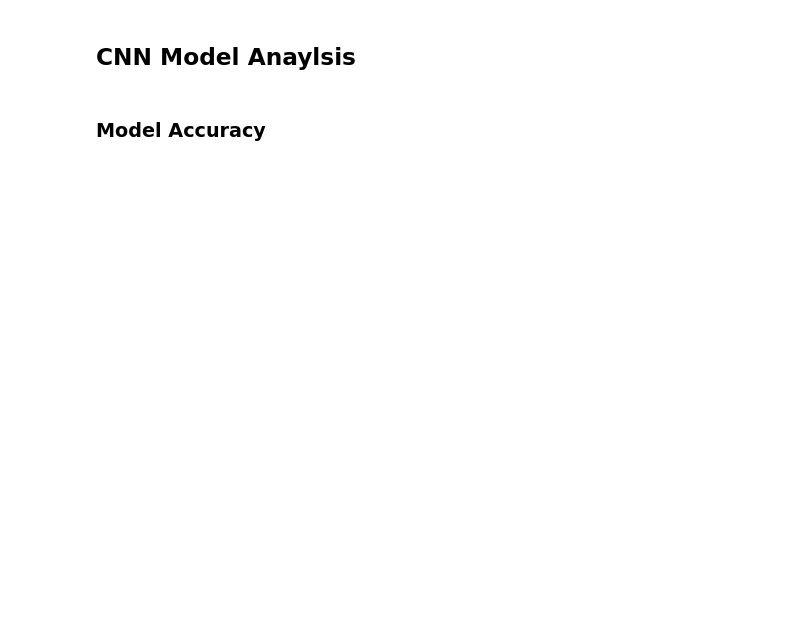
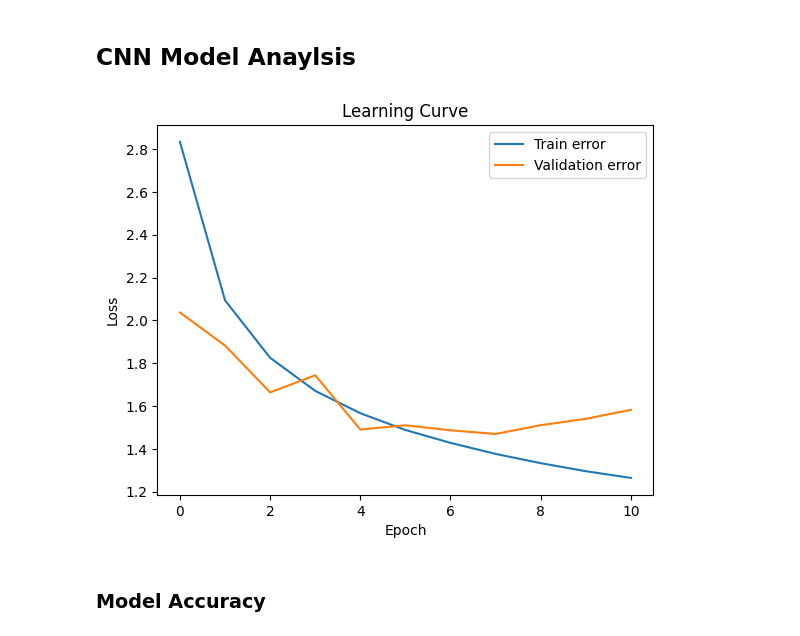
Before and after one commit to AlvajoyAsante/QuickDraw_CNN_SVM, a Jupyter notebook: cnn_training_analysis.ipynb, the cells around one changed output. Cells and saved outputs as stored; diff of their text form; code cells hidden in the pictures; blank space fills up the shorter version.

Commit message:
Update: Bought More Memory, and Increase Epoch and saw improvement.

```diff
--- a/cnn_training_analysis.ipynb
+++ b/cnn_training_analysis.ipynb
@@ -143,28 +145,32 @@ val_ds = image_dataset_from_directory(
     batch_size=BATCH_SIZE
 )
 
-# creating a squential dataset
+
+global model
+
+# creating a squential model
 model = Sequential([
     Rescaling(1. / 255, input_shape=INPUT_SHAPE),
     BatchNormalization(),
 
-    Conv2D(6, kernel_size=(3, 3), padding="same", activation="relu"),
-    Conv2D(8, kernel_size=(3, 3), padding="same", activation="relu"),
-    Conv2D(10, kernel_size=(3, 3), padding="same", activation="relu"),
+    Conv2D(20, kernel_size=(3, 3), padding="same", activation="relu"),
+    BatchNormalization(),
+    MaxPooling2D(pool_size=(2, 2)),
+    Conv2D(30, kernel_size=(3, 3), padding="same", activation="relu"),
+    BatchNormalization(),
+    MaxPooling2D(pool_size=(2, 2)),
+    Conv2D(40, kernel_size=(3, 3), padding="same", activation="relu"),
     BatchNormalization(),
     MaxPooling2D(pool_size=(2, 2)),
 
     Flatten(),
 
-    Dense(700, activation='relu'),
+    Dense(512, activation='relu'),
     BatchNormalization(),
-    Dropout(0.2),
+    Dropout(0.3),
 
-    Dense(500, activation='relu'),
+    Dense(256, activation='relu'),
     BatchNormalization(),
-    Dropout(0.2),
-
-    Dense(400, activation='relu'),
     Dropout(0.2),
 
     Dense(NUM_CLASSES, activation='softmax')
@@ -256,2 +294,14 @@ KeyboardInterrupt:
 # %% [markdown]
 ## CNN Model Anaylsis
+# %%
+# Plotting the history of accuracy
+if history:
+    plt.plot(history.history['loss'], label='Train error')
+    plt.plot(history.history['val_loss'], label='Validation error')
+    plt.title("Learning Curve")
+    plt.ylabel("Loss")
+    plt.xlabel("Epoch")
+    plt.legend()
+    plt.show()
+# %% [output]
+[figure, added]
```
Also changed, not shown: parts of 9 cells of this notebook.
